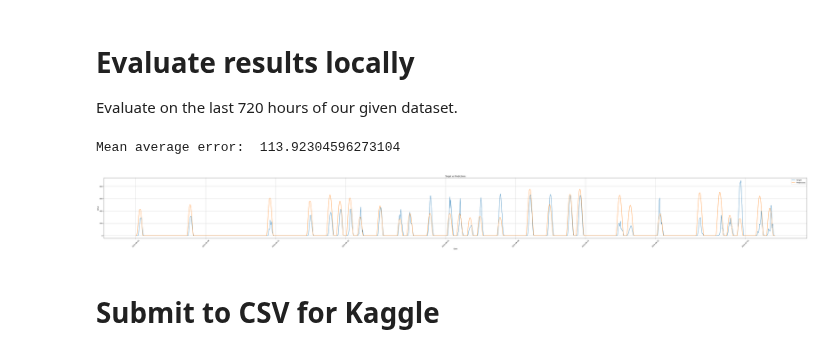
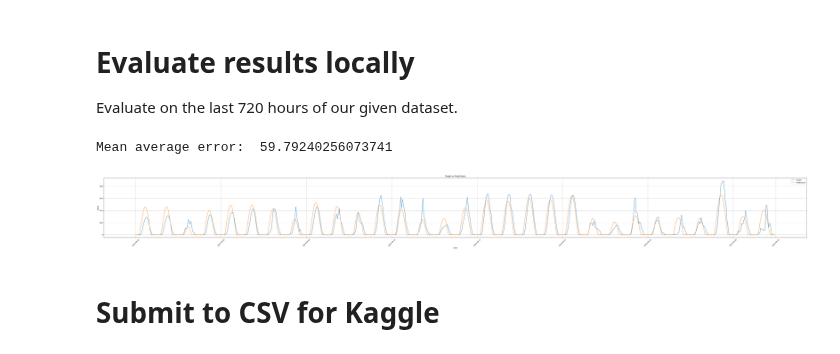
Before and after one commit to Mathias-a/TDT4173-project, a Jupyter notebook: Erik_CNN_exploration.ipynb, the cells around one changed output. Saved outputs shown, nothing was run; the diff lists cells and outputs as text; code cells hidden in the pictures.

```diff
--- a/Erik_CNN_exploration.ipynb
+++ b/Erik_CNN_exploration.ipynb
@@ -112,7 +112,7 @@ Important note is that I concatenate the forecast and the observed training data
 # %%
 # Load and process data
 
-location = "C"
+location = "A"
 def load_and_process_data(location):
     df_data = pd.read_parquet(f"data/{location}/X_train_observed.parquet")
     df_forecast = pd.read_parquet(f"data/{location}/X_train_estimated.parquet")
@@ -144,8 +144,6 @@ def load_and_process_data(location):
     scaler = MinMaxScaler()
     X = pd.DataFrame(scaler.fit_transform(X), columns=X.columns)
     return X, y
-
-X, y = load_and_process_data(location)
 # %%
 # Create and split datasets
 prediction_length = 24*30  # 24 hours for 30 days
@@ -227,7 +227,7 @@ def save_model(model, location):
 
 model = BasicCNN(NUM_FEATURES, prediction_length)
 summary(model, input_size=(prediction_length, NUM_FEATURES))
-train_model(model, train_loader, val_loader)
+# train_model(model, train_loader, val_loader)
 # save_model(model, location)
 # %% [output]
 ----------------------------------------------------------------
@@ -299,32 +290,32 @@ def make_predictions(model, df_test):
 # %%
 # Test the model on the final 720 data points and plot.
 location = "C"
 def evaluate_locally(location):
-    data = pd.read_parquet(f"data/{location}/X_test_estimated.parquet").tail(720*4)
+    data = pd.read_parquet(f"data/{location}/X_train_estimated.parquet").tail(720*4)
     model = load_model(location)
-    target = y_test.tail(720)
+    target = pd.read_parquet(f"data/{location}/train_targets.parquet").tail(720)["pv_measurement"].to_numpy()
 
     predictions = make_predictions(model, data)
     mae = mean_absolute_error(target, predictions)
     print("Mean average error: ", mae)
 
     # Plotting
     plt.figure(figsize=(60,6))
     plt.plot(data['date_forecast'][::4], target, label="Target")
     plt.plot(data['date_forecast'][::4], predictions, label="Predictions")
     plt.xlabel('Date')
     plt.ylabel('Value')
     plt.title('Target vs Predictions')
     plt.legend()
     plt.grid(True)
     plt.tight_layout()
     plt.xticks(rotation=45)  # Rotate x-axis labels for better readability
     plt.show()
 
 evaluate_locally(location)
 # %% [output]
-Mean average error:  113.92304596273104
+Mean average error:  59.79240256073741
-[figure, old version]
+[figure, new version]
 # %% [markdown]
 # Submit to CSV for Kaggle
 # %%
```
Also changed, not shown: parts of 3 cells of this notebook.
